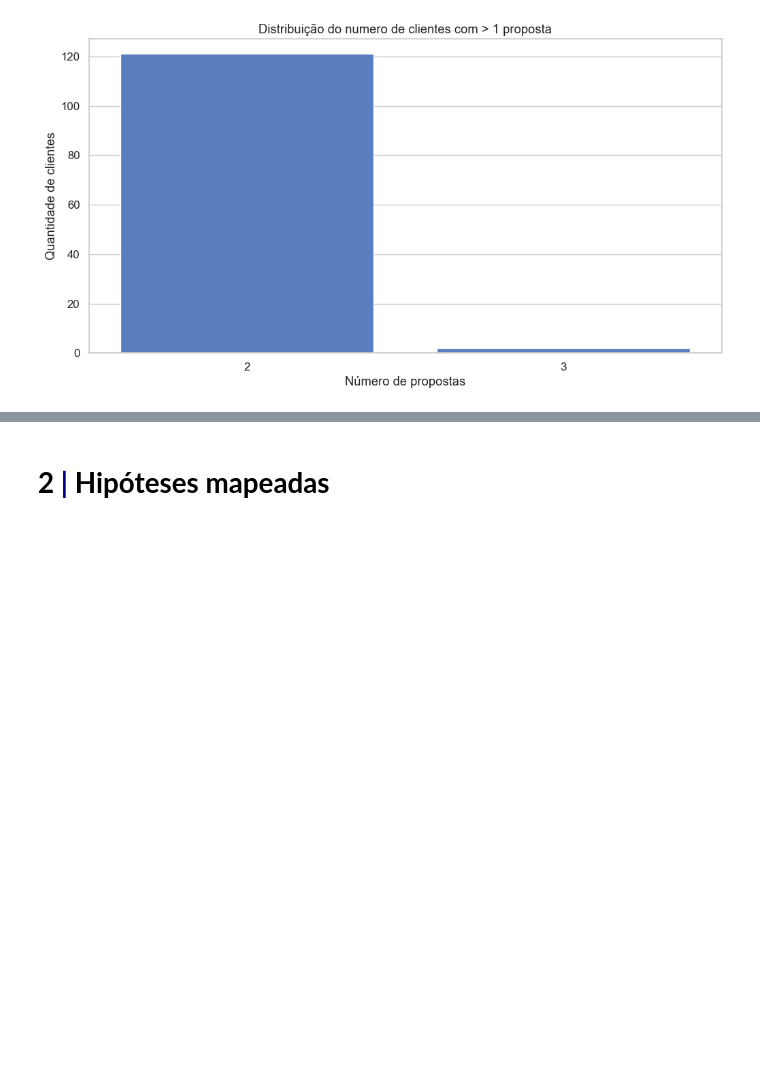
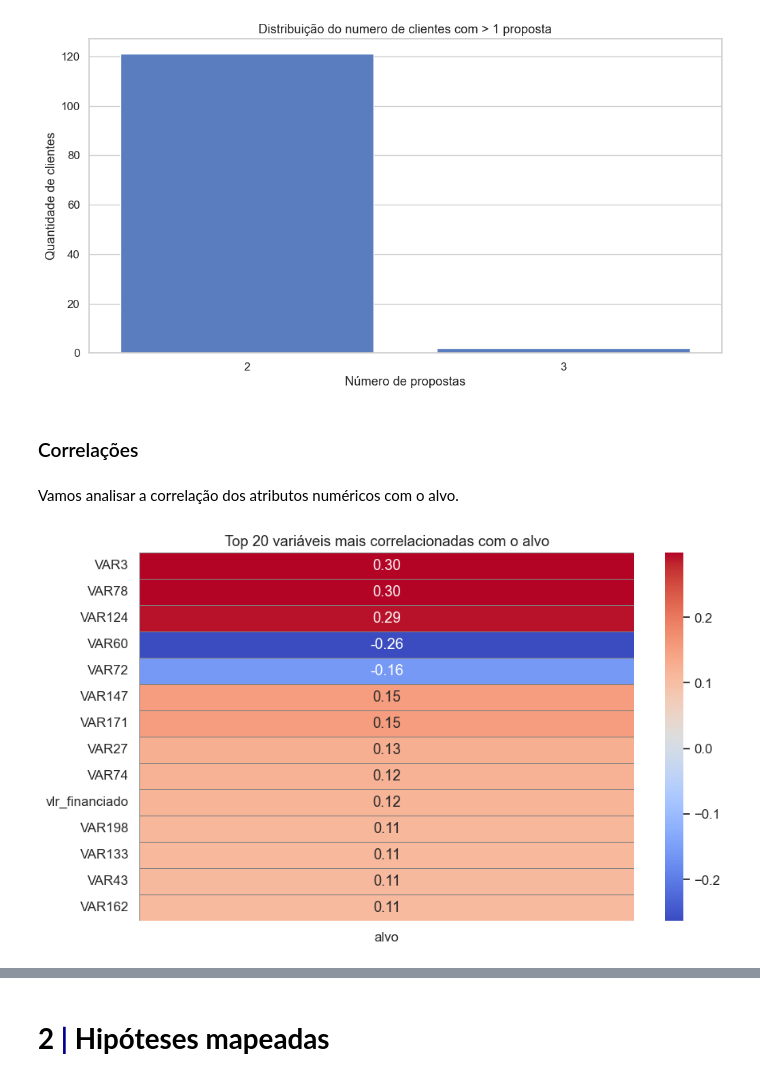
Before and after one commit to HumbertoTavora/Desafio-Neuro-Modelo_Anti_Fraude, a Jupyter notebook: notebooks/eda.ipynb, the cells around one changed output, grey strips where cells are left out. Saved outputs shown, nothing was run; the diff lists cells and outputs as text; code cells hidden in the pictures; blank space fills up the shorter version.

```diff
--- a/notebooks/eda.ipynb
+++ b/notebooks/eda.ipynb
@@ -188,3 +189,26 @@ plt.show()
 # %% [output]
 Propostas feitos mais de duas vezes pelo mesmo cliente: 2
 [figure]
+# %% [markdown]
+### Correlações
+# %% [markdown]
+Vamos analisar a correlação dos atributos numéricos com o alvo.
+# %%
+num_cols = df.select_dtypes(include=np.number).columns
+
+corr = df[num_cols].corr()
+
+corr_target = corr['alvo'].abs().sort_values(ascending=False)
+
+# Selecionar apenas 15 variáveis, já que os valores de correlação não foram particulamente expressivos.
+top_corr = corr_target.head(15).index
+
+rows = [c for c in top_corr if c != 'alvo']
+data = corr.loc[rows, ['alvo']]
+
+plt.figure(figsize=(10,6))
+sns.heatmap(data, annot=True, cmap="coolwarm", cbar=True, fmt=".2f", linewidths=0.5, linecolor='gray')
+plt.title("Top 20 variáveis mais correlacionadas com o alvo")
+plt.show()
+# %% [output]
+[figure, added]
```
Also changed, not shown: parts of 10 cells of this notebook.
